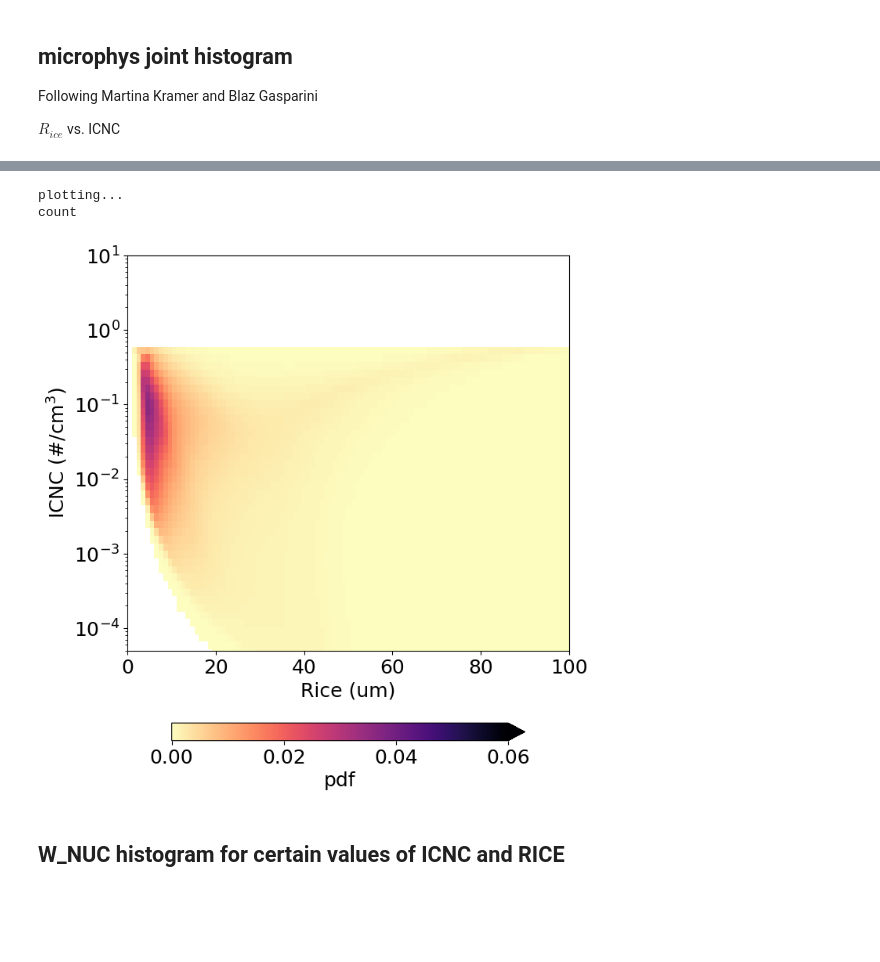
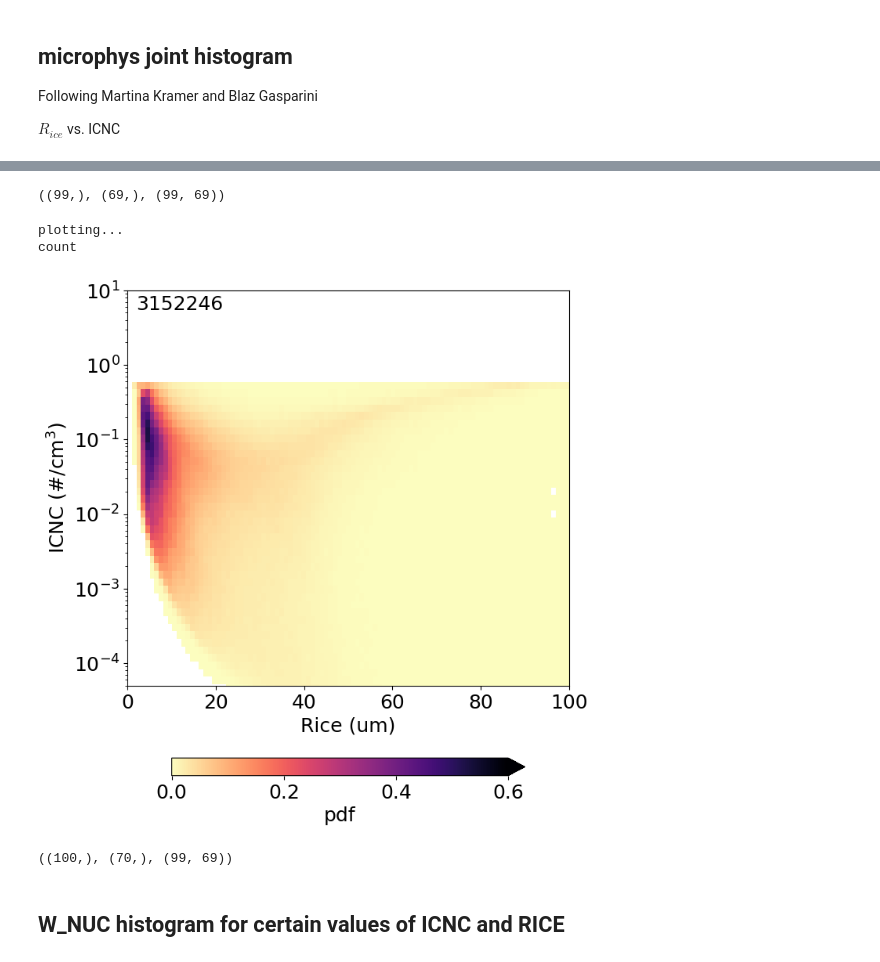
Before and after one commit to smturbev/scmlib, a Jupyter notebook: DP_diagnostics/notebooks/large_domain/plot_ams25.ipynb, the cells around one changed output, grey strips where cells are left out. Saved outputs shown, nothing was run; the diff lists cells and outputs as text; code cells hidden in the pictures; blank space fills up the shorter version.

```diff
--- a/DP_diagnostics/notebooks/large_domain/plot_ams25.ipynb
+++ b/DP_diagnostics/notebooks/large_domain/plot_ams25.ipynb
@@ -201,10 +211,10 @@ Following Martina Kramer and Blaz Gasparini
 
 $ R_{ice}$ vs. ICNC
 # %%
-var_names=["T","CLDICE","NUMICE","Q"]  # ,"TGCLDIWP"
+var_names=["T","CLDICE","NUMICE","Q","NUC","BCU","IWC"]  # "TGCLDIWP"
 # %%
 # file = run_dir+f"{run}/run/{run}_h0_last5days.nc"
-ds = xr.open_dataset(file, chunks=chunks)[var_names]
+ds = xr.open_dataset(file, chunks=chunks)[var_names].isel(time=slice(-20,-1)).isel(ncol=slice(0,20000))
 print("getting t<-40 and cldice>qsmall...")
 ds = ds.where((ds["T"]<233.15)&(ds.CLDICE>qsmall))
 ds.Q
@@ -351,0 +330,4 @@ normalized...
+# %%
+if do_var:
+    var_flat = var_flat.values.flatten()
+    var_flat
@@ -351,0 +342,3 @@ normalized...
+# %%
+n = np.sum(~np.isnan(rice_flat))
+n
@@ -351,0 +377,4 @@ normalized...
+# %%
+xbins.shape, ybins.shape, hist.shape
+# %% [output]
+((99,), (69,), (99, 69))
@@ -352,38 +384,57 @@ normalized...
 # %%
 print("plotting... ")
 fig, ax = plt.subplots(1, 1, figsize=(7,7), constrained_layout=True)
 
 if do_var:
     print("var")
-    cf = ax.pcolormesh(xbins, ybins,
-                       hist.T,
-                       # (hist*100).T,
-                       cmap="coolwarm",
-                       shading='auto',
-                       # levels=[0,1,2,4,8,16,32,48]
-                       # vmin = 0, vmax=6 #0.02, 0.3 std
-                       vmin=170,vmax=220
-                       # norm=mcolors.LogNorm(vmin=1e-7, vmax=10),
-                       )
-    plt.colorbar(cf, ax=ax, label=f"K", location="bottom", shrink=0.8, extend='both')
-
+    cf = ax.contourf(xbins, ybins, hist.T,
+                     # (hist*100).T,
+                     cmap="cividis",
+                     shading='auto',
+                     # levels=np.arange(180,220.1,5),
+                     # levels=np.arange(0,24.1,2),
+                     levels=np.arange(80,120.1,10),
+                     # vmin = 0, vmax=24 #0.02, 0.3 std
+                     # vmin=170,vmax=220
+                     # vmin=1e-7, vmax=10,
+                     # norm=mcolors.LogNorm(vmin=1e-7, vmax=0.1),
+                     extend="max"
+                     )
+    plt.colorbar(cf, ax=ax, label=f"{tracer_name} (hr)", location="bottom", shrink=0.8, extend='max')
 else:
     print("count")
     cf = ax.pcolormesh(xbins, ybins,
                        (hist*100).T,
                        cmap="magma_r",
                        shading='auto',
                        # levels=[0,1,2,4,8,16,32,48]
-                       vmin = 0, vmax=0.06 #0.02, 0.3 std
+                       vmin=0, vmax=0.6,  # 0.02, 0.3 std
+                       # levels=np.arange(0,0.6,0.1),
                        )
-    plt.colorbar(cf, ax=ax, label=f"pdf", location="bottom", shrink=0.8, extend='max')
-
+    plt.colorbar(cf, ax=ax, label="pdf", location="bottom", shrink=0.8, extend='max')
+# iwc_hist = xr.open_dataset("IWC_jhist_rice_icnc_bins.nc").IWC_jhist
+# ct = ax.contour(xbins, ybins, (iwc_hist).T, colors='k', levels=np.logspace(-6,-1,6))
+# ax.text(101, 2e-1, "1e-1 g/m$^3$", fontsize=10)
+# ax.text(101, 2e-2, "1e-2 g/m$^3$", fontsize=10)
+# ax.text(101, 2e-3, "1e-3 g/m$^3$", fontsize=10)
+# ax.text(101, 2e-4, "1e-4 g/m$^3$", fontsize=10)
+# ax.text(82,  6e-5, "1e-5 g/m$^3$", fontsize=10)
+# ax.text(40,  6e-5, "1e-6 g/m$^3$", fontsize=10)
+if not do_var:
+    ax.annotate(n, xy=(0.02,0.95), xycoords="axes fraction")
 ax.set(yscale='log')
 ax.set(xlim=[0,100], ylim=[5e-5,10])
 ax.set(ylabel="ICNC (#/cm$^3$)", xlabel="Rice (um)")
-plt.savefig(f"../plots/ams25/micro_hist_run_{run}_{stat}.png")
+if do_var:
+    plt.savefig(f"../plots/ams25/micro_hist_run_{run}_{stat}_{tracer_name}.png")
+else:
+    plt.savefig(f"../plots/ams25/micro_hist_run_{run}_count.png")
 plt.show()
 # %% [output]
 plotting...
 count
-[figure, old version]
+[figure, new version]
+# %%
+rice_bins.shape, icnc_bins.shape, hist.shape
+# %% [output]
+((100,), (70,), (99, 69))
```
Also changed, not shown: parts of 29 cells of this notebook, 46 other files.
